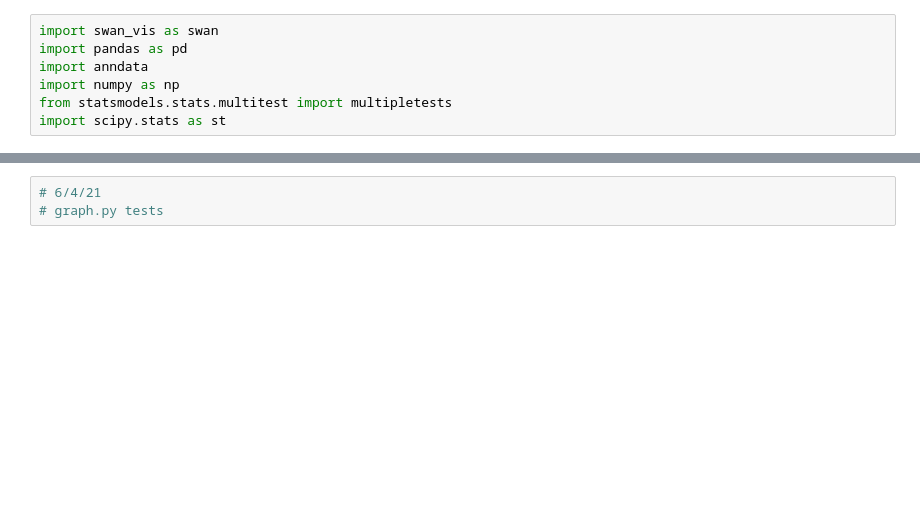
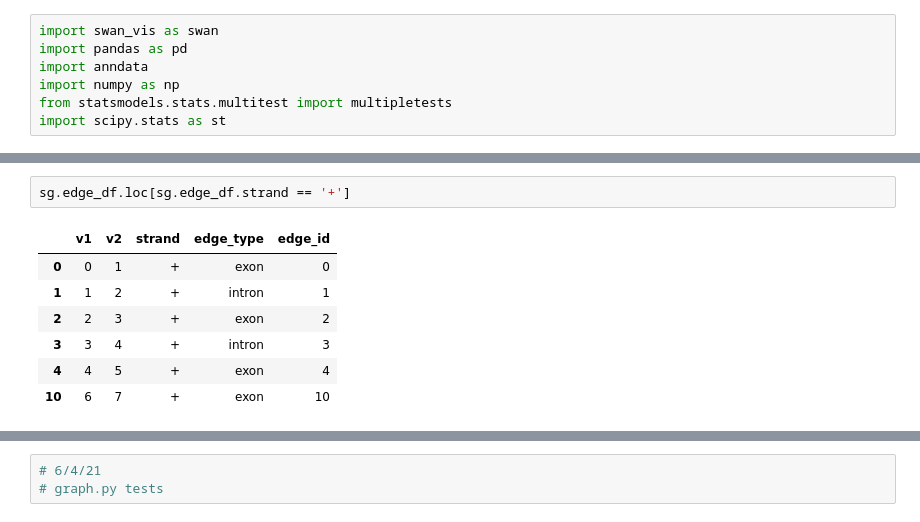
Before and after one commit to mortazavilab/swan_vis, a Jupyter notebook: tutorials/test_dev.ipynb, the cells around one changed output, grey strips where cells are left out. Cells and saved outputs as stored; diff of their text form; blank space fills up the shorter version.

```diff
--- a/tutorials/test_dev.ipynb
+++ b/tutorials/test_dev.ipynb
@@ -7,0 +37,10 @@ import scipy.stats as st
+# %%
+sg.edge_df.loc[sg.edge_df.strand == '+']
+# %% [output]
+|  | v1 | v2 | strand | edge_type | edge_id |
+| 0 | 0 | 1 | + | exon | 0 |
+| 1 | 1 | 2 | + | intron | 1 |
+| 2 | 2 | 3 | + | exon | 2 |
+| 3 | 3 | 4 | + | intron | 3 |
+| 4 | 4 | 5 | + | exon | 4 |
+| 10 | 6 | 7 | + | exon | 10 |
```
Also changed, not shown: parts of 3 cells of this notebook, 3 other files.
